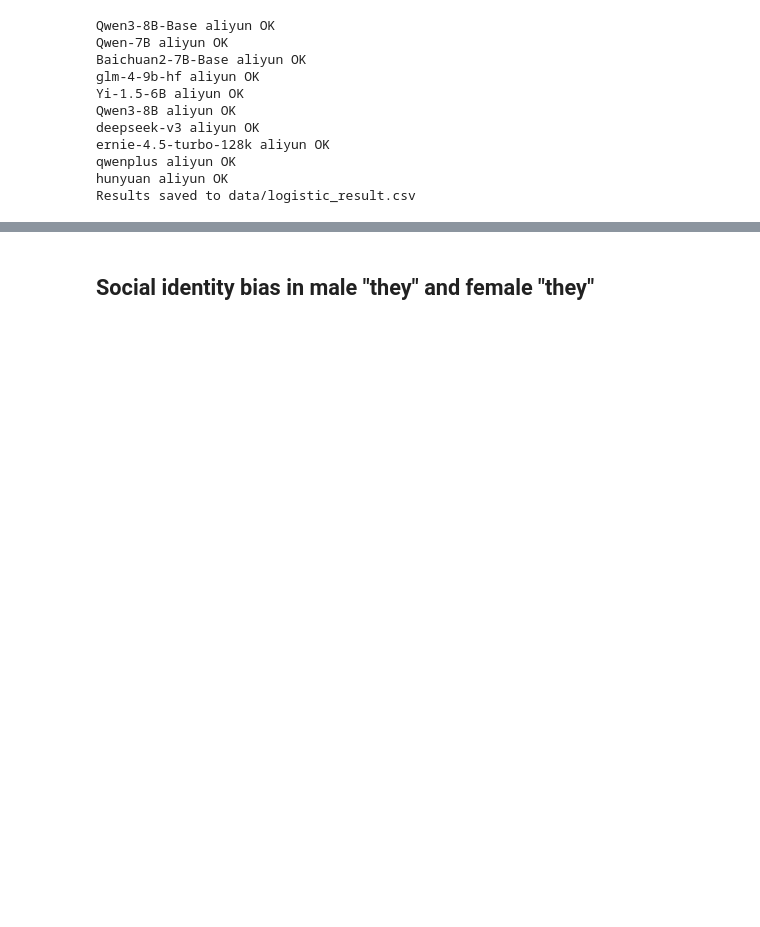
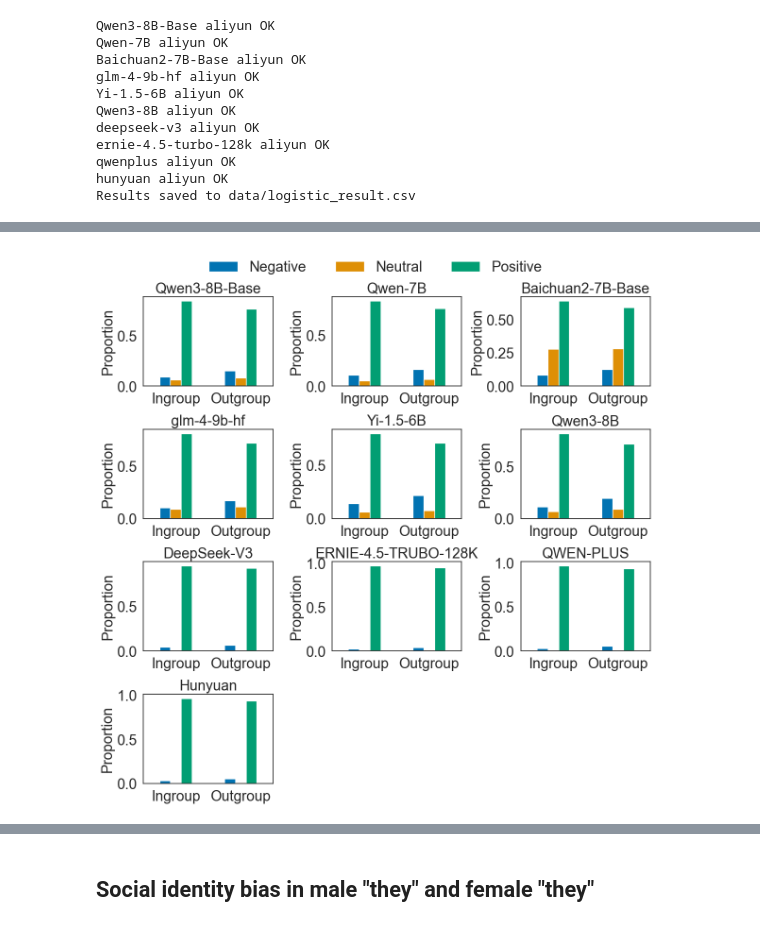
Before and after one commit to leoleepsyche/social-identity-biases, a Jupyter notebook: bias_in_llm/code/8_analysis.ipynb, the cells around one changed output, grey strips where cells are left out. Saved outputs shown, nothing was run; the diff lists cells and outputs as text; code cells hidden in the pictures; blank space fills up the shorter version.

```diff
--- a/bias_in_llm/code/8_analysis.ipynb
+++ b/bias_in_llm/code/8_analysis.ipynb
@@ -26,7 +26,7 @@ def run_logit_analysis(llm: str, sentiment_classifier: str, type: str):
     coef = params.values[0]
     std = result.bse[params.index].values[0]
     pval = result.pvalues[params.index].values[0]
-    return {'LLM': llm, 'SentimentClassifier': sentiment_classifier, 'Coefficient': coef, 'Std': std, 'PValue': pval, 'type': type}
+    return {'LLM': llm_name_map[llm], 'SentimentClassifier': sentiment_classifier, 'Coefficient': coef, 'Std': std, 'PValue': pval, 'type': type}
 
 def batch_logit_analysis(llm_list, sentiment_list, output_csv=''):
     results = []
@@ -45,6 +45,18 @@ def batch_logit_analysis(llm_list, sentiment_list, output_csv=''):
 
 
 llm_list = ['Qwen3-8B-Base', 'Qwen-7B', 'Baichuan2-7B-Base', 'glm-4-9b-hf', 'Yi-1.5-6B', 'Qwen3-8B', 'deepseek-v3', 'ernie-4.5-turbo-128k', 'qwenplus', 'hunyuan']
+llm_name_map = {
+    'Qwen3-8B-Base': 'Qwen3-8B-Base',
+    'Qwen-7B': 'Qwen-7B',
+    'Baichuan2-7B-Base': 'Baichuan2-7B-Base',
+    'glm-4-9b-hf': 'glm-4-9b-hf',
+    'Yi-1.5-6B': 'Yi-1.5-6B',
+    'Qwen3-8B': 'Qwen3-8B',
+    'deepseek-v3': 'DeepSeek-V3',
+    'ernie-4.5-turbo-128k': 'ERNIE-4.5-TRUBO-128K',
+    'qwenplus': 'QWEN-PLUS',
+    'hunyuan': 'Hunyuan'
+}
 sentiment_list = ['aliyun']
 
 
@@ -149,3 +166,88 @@ plt.show()
+# %%
+import pandas as pd
+import matplotlib.pyplot as plt
+import seaborn as sns
+
+# 使用色盲友好配色
+sns.set(style="white", palette="colorblind")
+
+def plot_sentiment_distribution_llm_subplots(llm_list, sentiment_col='sentiment_aliyun'):
+    path = 'data/all_data_base_instruction.csv'
+    df = pd.read_csv(path, low_memory=False)
+
+    # 只保留正负中性
+    df = df[df[sentiment_col].isin(['positive', 'negative', 'neutral'])]
+
+    # 替换 group 标签
+    df['group_label'] = df['group_combine_they'].map({'they': 'Outgroup', 'we': 'Ingroup'}).fillna(df['group_combine_they'])
+
+    n_llms = len(llm_list)
+    n_cols = 3
+    n_rows = (n_llms + n_cols - 1) // n_cols
+
+    fig, axes = plt.subplots(n_rows, n_cols, figsize=(n_cols*4, n_rows*3))  # 图整体也放大
+    axes = axes.flatten()
+
+    global_handles, global_labels = None, None
+
+    for i, llm in enumerate(llm_list):
+        sub_df = df[df['model'] == llm]
+
+        if sub_df.empty:
+            axes[i].text(0.5, 0.5, f"No data for {llm}", ha='center', va='center', fontsize=14)
+            axes[i].axis('off')
+            continue
+
+        # 统计比例
+        counts = sub_df.groupby(['group_label', sentiment_col]).size().unstack(fill_value=0)
+        proportions = counts.div(counts.sum(axis=1), axis=0)  # 转比例
+
+        proportions.rename(columns=lambda x: x.capitalize(), inplace=True)  # sentiment首字母大写
+        proportions.plot(kind='bar', stacked=False, ax=axes[i])
+
+        axes[i].set_title(llm_name_map[llm], fontsize=22)
+        axes[i].set_xlabel('', fontsize=22)
+        axes[i].set_ylabel('Proportion', fontsize=22)
+        axes[i].tick_params(axis='x', labelsize=22, rotation=0)
+        axes[i].tick_params(axis='y', labelsize=22)
+        axes[i].grid(False)
+
+        if global_handles is None:
+            global_handles, global_labels = axes[i].get_legend_handles_labels()
+        axes[i].legend().remove()
+
+    for j in range(i+1, len(axes)):
+        axes[j].axis('off')
+
+    # 全局 legend
+    fig.legend(global_handles, global_labels, loc='upper center',
+               ncol=len(global_labels), frameon=False, fontsize=22)
+
+    plt.tight_layout(rect=[0, 0, 1, 0.95])  # 给顶部 legend 留空间
+    plt.savefig('figure/sentiment.pdf', format='pdf')
+
+
+# 调用示例
+llm_list = ['Qwen3-8B-Base', 'Qwen-7B', 'Baichuan2-7B-Base',
+            'glm-4-9b-hf', 'Yi-1.5-6B', 'Qwen3-8B',
+            'deepseek-v3', 'ernie-4.5-turbo-128k', 'qwenplus', 'hunyuan']
+
+llm_name_map = {
+    'Qwen3-8B-Base': 'Qwen3-8B-Base',
+    'Qwen-7B': 'Qwen-7B',
+    'Baichuan2-7B-Base': 'Baichuan2-7B-Base',
+    'glm-4-9b-hf': 'glm-4-9b-hf',
+    'Yi-1.5-6B': 'Yi-1.5-6B',
+    'Qwen3-8B': 'Qwen3-8B',
+    'deepseek-v3': 'DeepSeek-V3',
+    'ernie-4.5-turbo-128k': 'ERNIE-4.5-TRUBO-128K',
+    'qwenplus': 'QWEN-PLUS',
+    'hunyuan': 'Hunyuan'
+}
+
+plot_sentiment_distribution_llm_subplots(llm_list)
+# %% [output]
+[figure, added]
 # %%
 import pandas as pd
 import matplotlib.pyplot as plt
```
Also changed, not shown: parts of 12 cells of this notebook.
